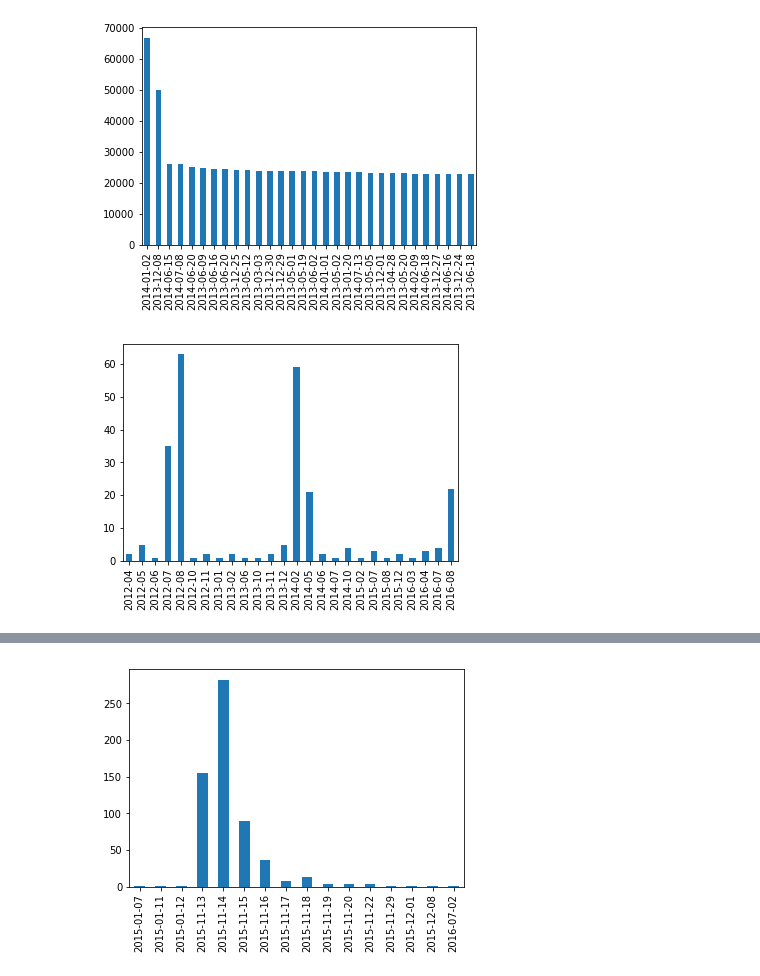
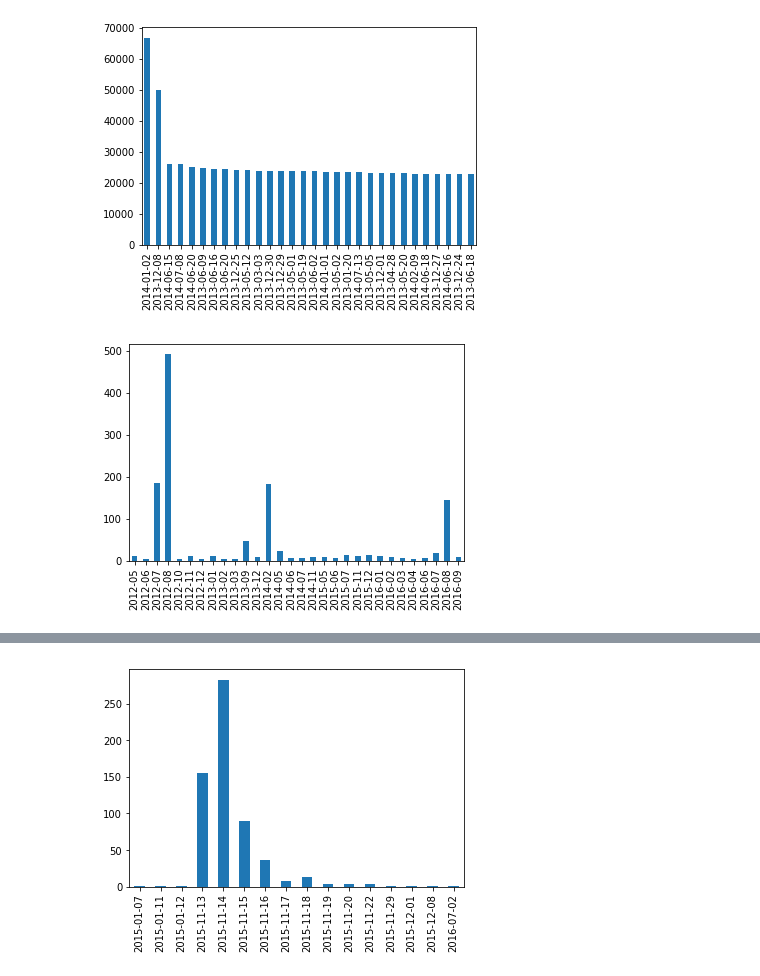
Before and after one commit to brunowicht/ada_project, a Jupyter notebook: project/Bruno.ipynb, the cells around one changed output, grey strips where cells are left out. Saved outputs shown, nothing was run; the diff lists cells and outputs as text; code cells hidden in the pictures.

Commit message:
add plotting tags per time period

```diff
--- a/project/Bruno.ipynb
+++ b/project/Bruno.ipynb
@@ -3,9 +3,9 @@ import pandas as pd
 import time
 import matplotlib.pyplot as plt
 # %%
-df_full = pd.read_csv('../../twitter_dataset/cleaned.csv', sep=';', encoding='cp437')
-df_tag = pd.read_csv('../../twitter_dataset/cleaned_hashtag.csv', sep=';', encoding='cp437')
-df_at = pd.read_csv('../../twitter_dataset/cleaned_identification.csv', sep=';', encoding='cp437')
+df_full = pd.read_csv('../../twitter_dataset/cleaned.csv', sep=';', encoding='cp437', usecols=range(1,8))
+df_tag = pd.read_csv('../../twitter_dataset/cleaned_hashtag.csv', sep=';', encoding='cp437', usecols=range(1,8))
+df_at = pd.read_csv('../../twitter_dataset/cleaned_identification.csv', sep=';', encoding='cp437', usecols=range(1,8))
 # %%
 df_full['day'] = df_full.createdAt.apply(lambda x : x[:10])
 df_full['month'] = df_full.createdAt.apply(lambda x : x[:7])
@@ -83,7 +83,7 @@ def plot_frequency_tags(df, col, tag, n):
     dfs[col].value_counts()[:n].sort_index().plot.bar()
     plt.show()
 # %%
-plot_frequency_tags(df_tag, 'month', "'#JO'", 30)
+plot_frequency_tags(df_tag, 'month', "#JO", 30)
 # %% [output]
-[figure, old version]
+[figure, new version]
 # %%
```
Also changed, not shown: parts of 7 cells of this notebook, 1 other file.
